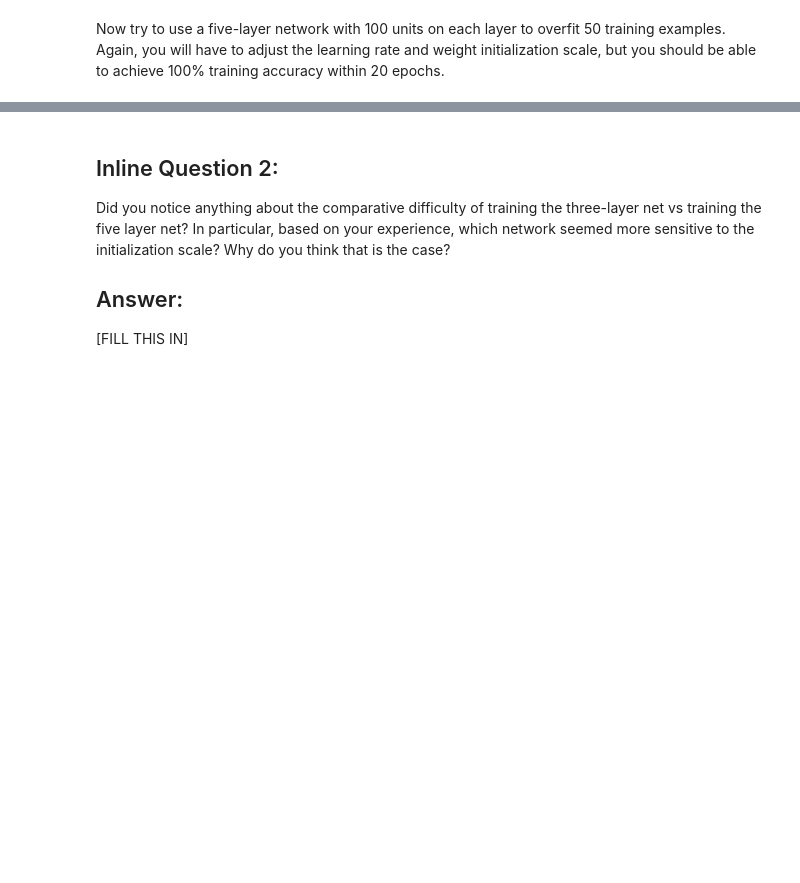
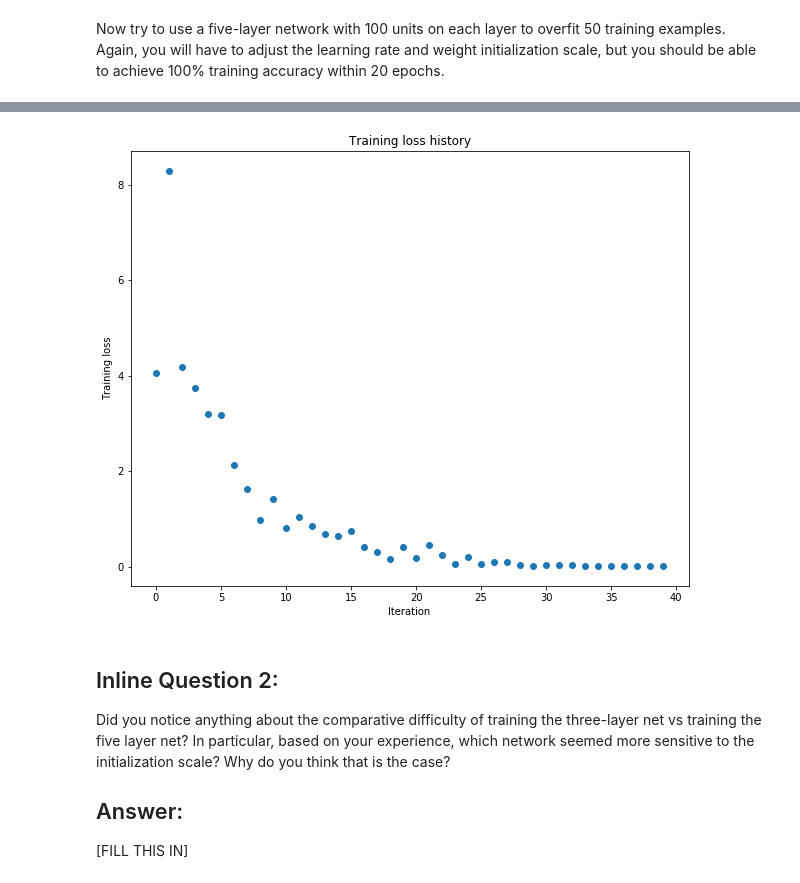
Before and after one commit to quadraaa/cs231n, a Jupyter notebook: assignment2/FullyConnectedNets.ipynb, the cells around one changed output, grey strips where cells are left out. Cells and saved outputs as stored; diff of their text form; code cells hidden in the pictures; blank space fills up the shorter version.

```diff
--- a/assignment2/FullyConnectedNets.ipynb
+++ b/assignment2/FullyConnectedNets.ipynb
@@ -440,8 +505,10 @@ small_data = {
   'y_val': data['y_val'],
 }
 
-learning_rate = 2e-3  # Experiment with this!
-weight_scale = 1e-5   # Experiment with this!
+#learning_rate = 3e-2  # Experiment with this!
+#weight_scale = 5e-2  # Experiment with this!
+learning_rate = 3e-2  # Experiment with this!
+weight_scale = 51e-3  # Experiment with this!
 model = FullyConnectedNet([100, 100, 100, 100],
                 weight_scale=weight_scale, dtype=np.float64)
 solver = Solver(model, small_data,
@@ -458,3 +525,4 @@ plt.title('Training loss history')
 plt.xlabel('Iteration')
 plt.ylabel('Training loss')
 plt.show()
+# %% [output]
@@ -461,3 +546,4 @@ plt.show()
+[figure, added]
 # %% [markdown]
 ## Inline Question 2:
 Did you notice anything about the comparative difficulty of training the three-layer net vs training the five layer net? In particular, based on your experience, which network seemed more sensitive to the initialization scale? Why do you think that is the case?
```
Also changed, not shown: parts of 13 cells of this notebook, 3 other files.
